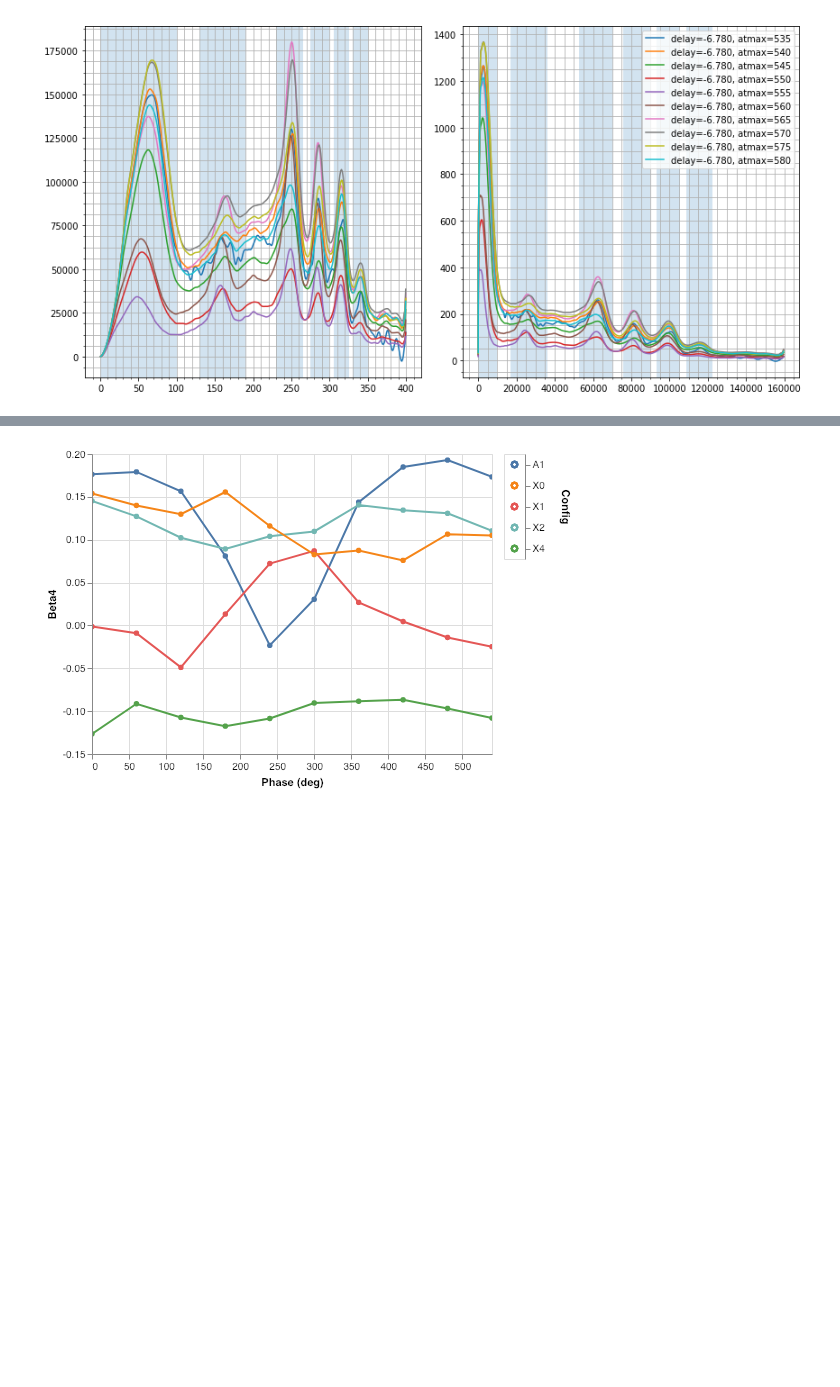
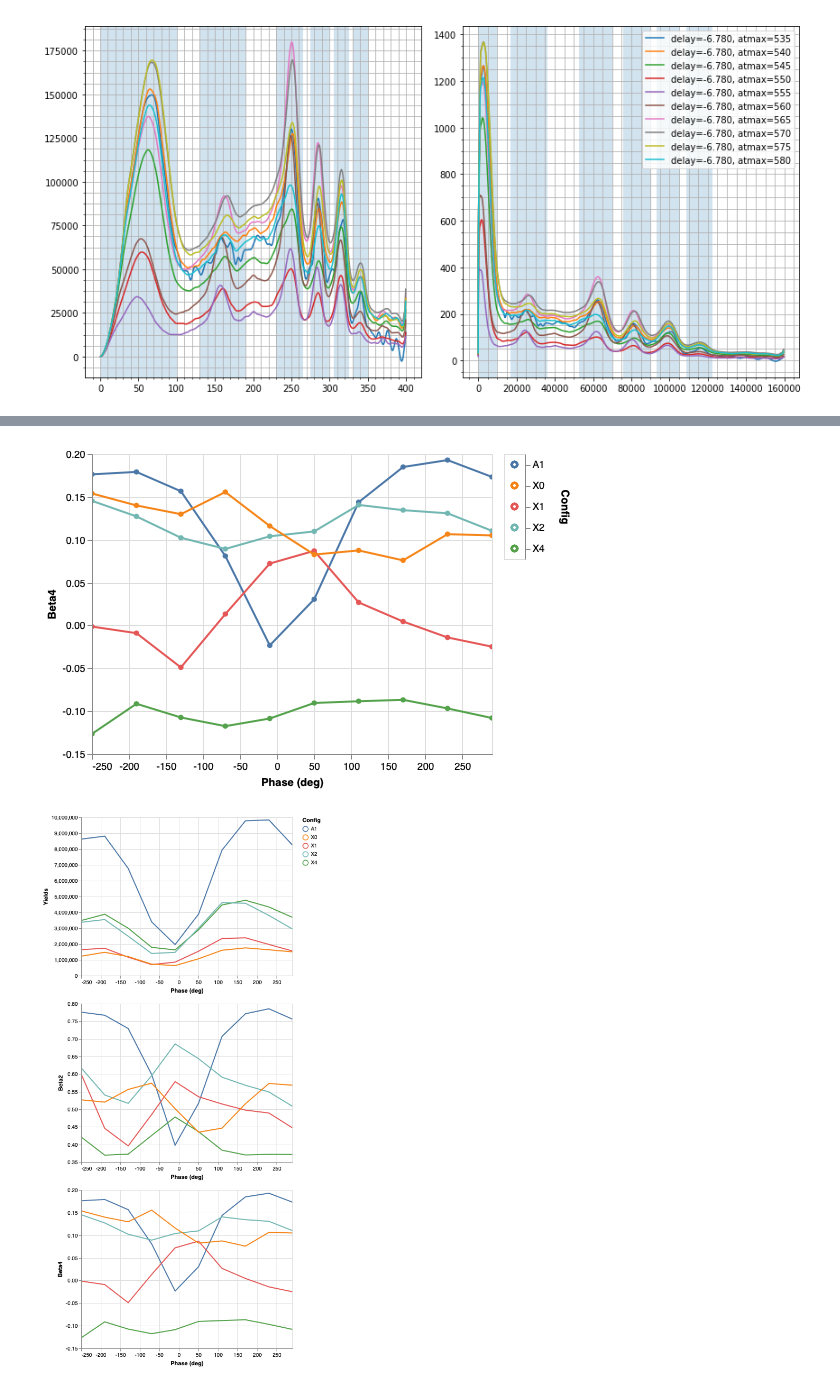
Before and after one commit to DaehyunPY/FERMI_20149100, a Jupyter notebook: Notebooks/Run #292--298; Phase scan of N2.ipynb, the cells around one changed output, grey strips where cells are left out. Saved outputs shown, nothing was run; the diff lists cells and outputs as text; code cells hidden in the pictures; blank space fills up the shorter version.

```diff
--- a/Notebooks/Run #292--298; Phase scan of N2.ipynb
+++ b/Notebooks/Run #292--298; Phase scan of N2.ipynb
@@ -267,5 +269,5 @@ main | legend
 # %%
-df["Phase (deg)"] = (df.index.to_frame()["atmax"] - 535) / 30 * 360
+df["Phase (deg)"] = (df.index.to_frame()["atmax"] - 535) / 30 * 360 - 250
 src = (
     df
     [[
@@ -285,6 +287,7 @@ src = (
     })
     .melt("Phase (deg)", var_name="Config", value_name="Beta4")
 )
+src_beta4 = src.set_index(["Config", "Phase (deg)"])
 
 select = alt.selection_multi(fields=['Config'])
 color = alt.condition(select, alt.Color("Config:N", legend=None), alt.value('lightgray'))
@@ -300,4 +303,26 @@ legend = alt.Chart(src).mark_point().encode(
 
 main | legend
 # %% [output]
-[figure, old version]
+[figure, new version]
+# %%
+src = pd.concat([src_yields, src_beta2, src_beta4], axis=1)
+base = alt.Chart(src.reset_index()).mark_line()
+(
+    base.encode(
+        alt.X("Phase (deg):Q", scale=alt.Scale(zero=False, nice=False)),
+        alt.Y("Yields:Q"),
+        alt.Color("Config:N"),
+    ).interactive(bind_x=False)
+    & base.encode(
+        alt.X("Phase (deg):Q", scale=alt.Scale(zero=False, nice=False)),
+        alt.Y("Beta2:Q", scale=alt.Scale(zero=False)),
+        alt.Color("Config:N"),
+    ).interactive(bind_x=False)
+    & base.encode(
+        alt.X("Phase (deg):Q", scale=alt.Scale(zero=False, nice=False)),
+        alt.Y("Beta4:Q", scale=alt.Scale(zero=False)),
+        alt.Color("Config:N"),
+    ).interactive(bind_x=False)
+)
+# %% [output]
+[figure, added]
```
Also changed, not shown: parts of 2 cells of this notebook.
